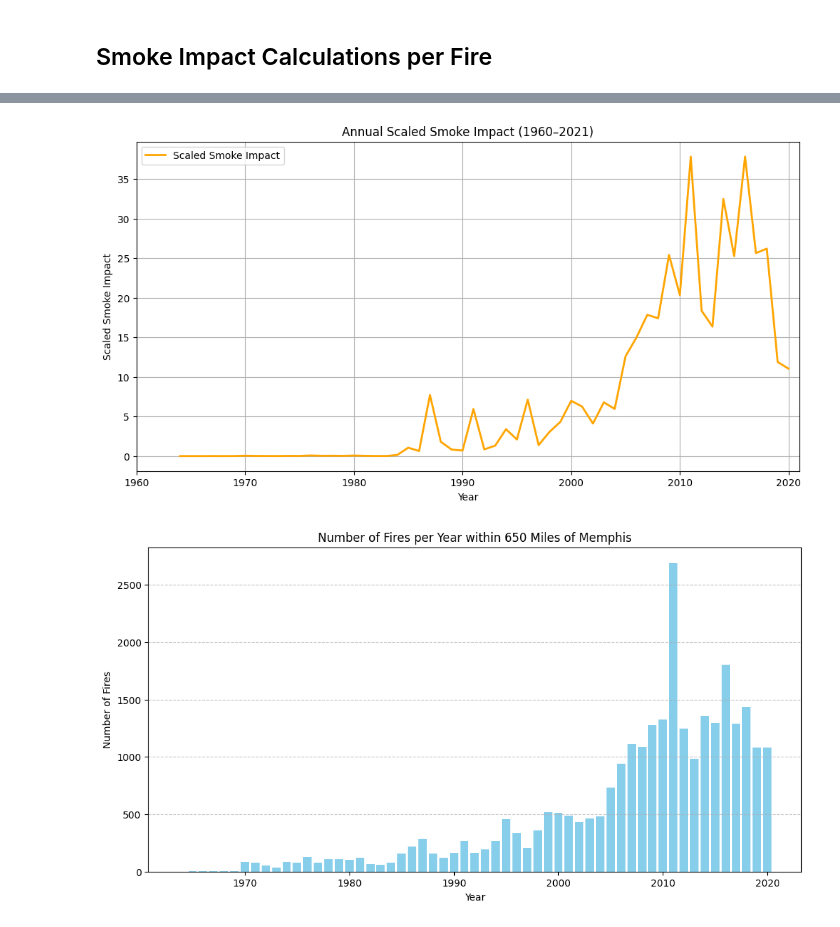
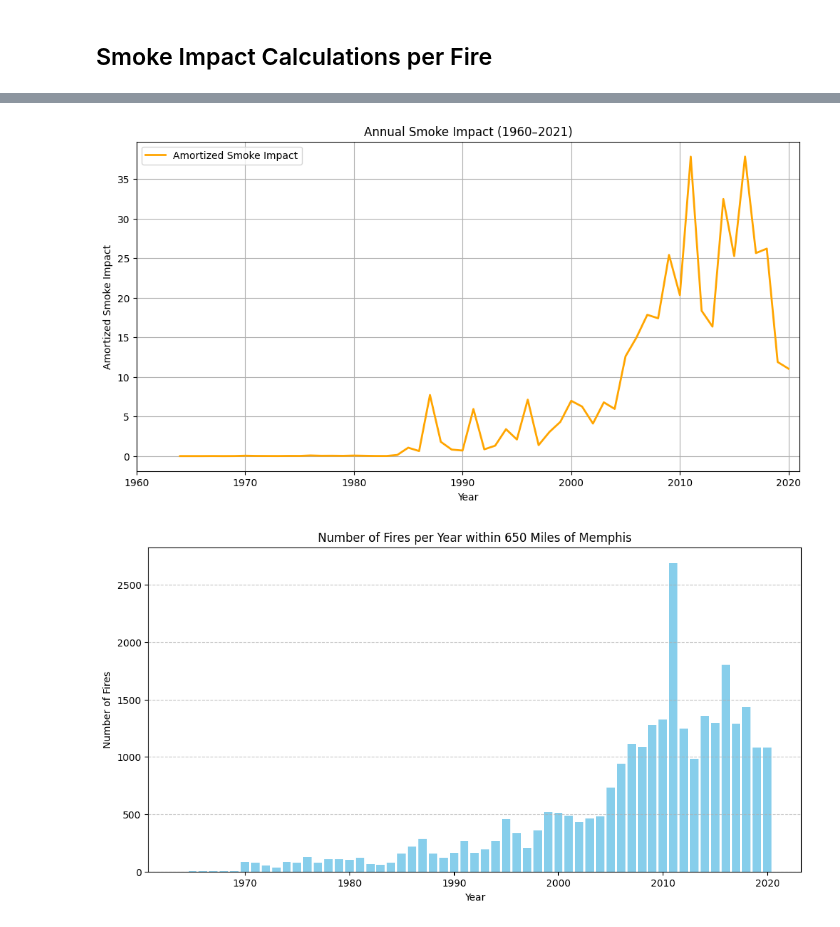
Before and after one commit to debsubdavis/data512-project, a Jupyter notebook: stage1_fire_processing.ipynb, the cells around one changed output, grey strips where cells are left out. Cells and saved outputs as stored; diff of their text form; code cells hidden in the pictures.

Commit message:
before making changes to cumulative instead of amortized

```diff
--- a/stage1_fire_processing.ipynb
+++ b/stage1_fire_processing.ipynb
@@ -190,7 +211,8 @@ def get_smoke_impact(gis_acres, dist_from_memphis, max_acres):
     distance_factor = 1 - (dist_from_memphis / MAX_DISTANCE)
 
     # Smoke impact score for this fire
-    smoke_impact = size_factor * distance_factor * 500  # Scale up to match the 0-500 range for individual fires
+    smoke_impact = size_factor * distance_factor * 500  # Scale up to match the 0-500 range for
+
     return max(smoke_impact, 0)
 
 # Load and preprocess fire data
@@ -223,7 +245,7 @@ yearly_smoke_impact_df = filtered_fire_df.groupby('Fire_Year').agg(
 
 # Apply absolute scaling to keep values generally below 50
 # Scale down by a fixed factor to avoid artificially inflating smaller years
-yearly_smoke_impact_df['scaled_smoke_impact'] = yearly_smoke_impact_df['total_amortized_smoke_impact']
+#yearly_smoke_impact_df['scaled_smoke_impact'] = yearly_smoke_impact_df['total_amortized_smoke_impact']
 
 # Rename columns for consistency
 yearly_smoke_impact_df = yearly_smoke_impact_df.rename(columns={'Fire_Year': 'fire_year'})
@@ -232,7 +254,7 @@ yearly_smoke_impact_df = yearly_smoke_impact_df.rename(columns={'Fire_Year': 'fi
 yearly_smoke_impact_df.to_csv(SI_PER_YEAR_OUTPUT_PATH, index=False)
 
 # Display the results
-print(yearly_smoke_impact_df[['fire_year', 'scaled_smoke_impact', 'total_acres_burned']].head())
+print(yearly_smoke_impact_df[['fire_year', 'total_amortized_smoke_impact', 'total_acres_burned']].head())
 # %% [output]
 A value is trying to be set on a copy of a slice from a DataFrame.
 Try using .loc[row_indexer,col_indexer] = value instead
@@ -263,20 +285,20 @@ See the caveats in the documentation: https://pandas.pydata.org/pandas-docs/stab
 # %%
 # Create a line plot for scaled smoke impact values from 1960 to 2021
 plt.figure(figsize=(12, 6))
-plt.plot(yearly_smoke_impact_df['fire_year'], yearly_smoke_impact_df['scaled_smoke_impact'], color='orange', linewidth=2, label='Scaled Smoke Impact')
+plt.plot(yearly_smoke_impact_df['fire_year'], yearly_smoke_impact_df['total_amortized_smoke_impact'], color='orange', linewidth=2, label='Amortized Smoke Impact')
 
 # Customize plot
-plt.title('Annual Scaled Smoke Impact (1960–2021)')
+plt.title('Annual Smoke Impact (1960–2021)')
 plt.xlabel('Year')
-plt.ylabel('Scaled Smoke Impact')
+plt.ylabel('Amortized Smoke Impact')
 plt.xlim(1960, 2021)  # Set x-axis limits
 plt.legend()
 plt.grid(True)
 
 # Show plot
 plt.show()
 # %% [output]
-[figure, old version]
+[figure, new version]
 # %%
 # Calculate the number of fires per year within the 650-mile radius of Memphis
 fires_per_year_df = filtered_fire_df.groupby('Fire_Year').size().reset_index(name='num_fires')
```
Also changed, not shown: parts of 3 cells of this notebook, 1 other file.
